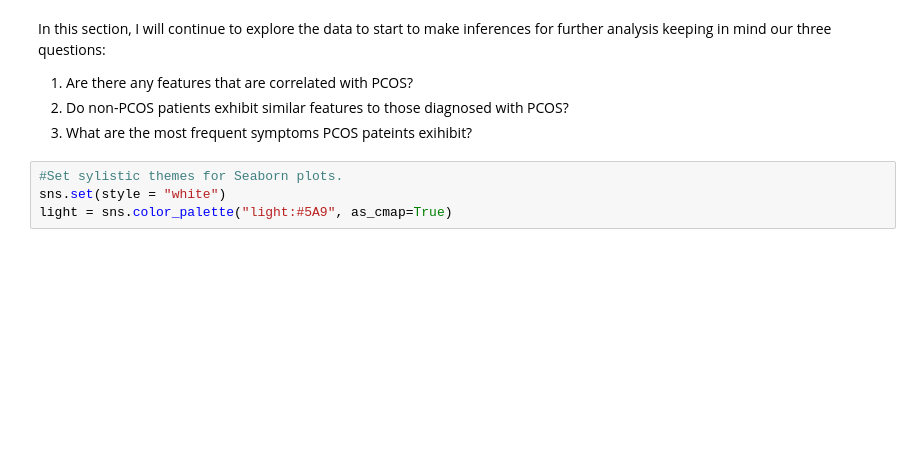
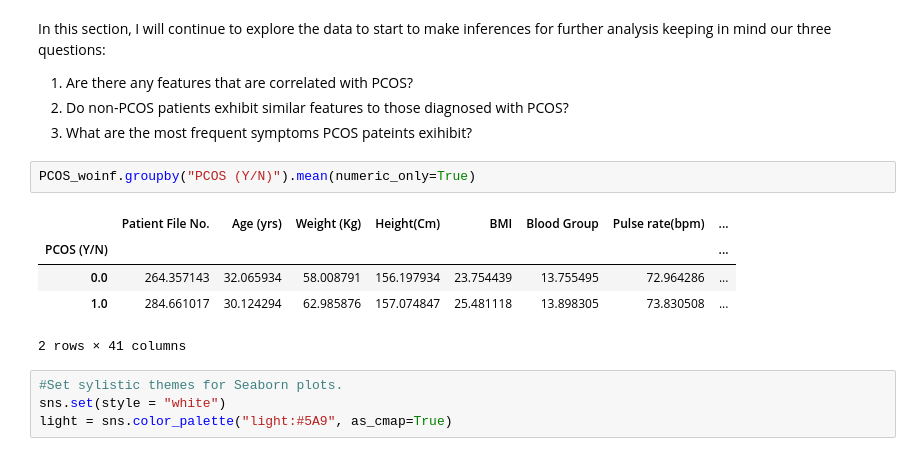
Before and after one commit to powellsarahbeth/PCOS_EDA, a Jupyter notebook: PCOS_Analysis.ipynb, the cells around one changed output. Drawn from its saved outputs; the diff is of its cells as text; blank space fills up the shorter version.

```diff
--- a/PCOS_Analysis.ipynb
+++ b/PCOS_Analysis.ipynb
@@ -428,6 +414,14 @@ In this section, I will continue to explore the data to start to make inferences
  1. Are there any features that are correlated with PCOS?
  2. Do non-PCOS patients exhibit similar features to those diagnosed with PCOS?
  3. What are the most frequent symptoms PCOS pateints exihibit?
+# %%
+PCOS_woinf.groupby("PCOS (Y/N)").mean(numeric_only=True)
+# %% [output]
+|  | Patient File No. | Age (yrs) | Weight (Kg) | Height(Cm) | BMI | Blood Group | Pulse rate(bpm) | ... |
+| PCOS (Y/N) |  |  |  |  |  |  |  | ... |
+| 0.0 | 264.357143 | 32.065934 | 58.008791 | 156.197934 | 23.754439 | 13.755495 | 72.964286 | ... |
+| 1.0 | 284.661017 | 30.124294 | 62.985876 | 157.074847 | 25.481118 | 13.898305 | 73.830508 | ... |
+2 rows × 41 columns
 # %%
 #Set sylistic themes for Seaborn plots.
 sns.set(style = "white")
```
Also changed, not shown: parts of 46 cells of this notebook, 5 other files.
